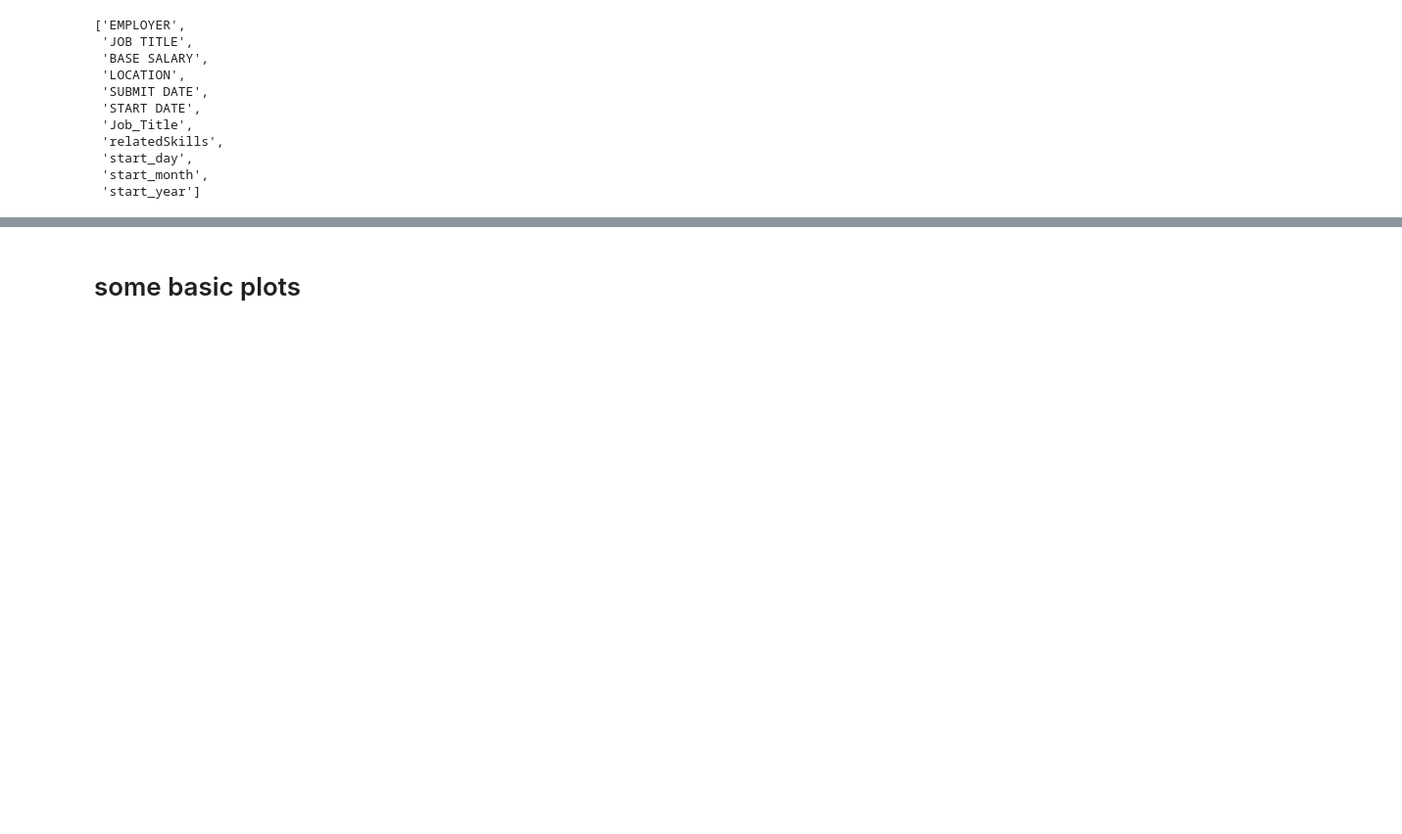
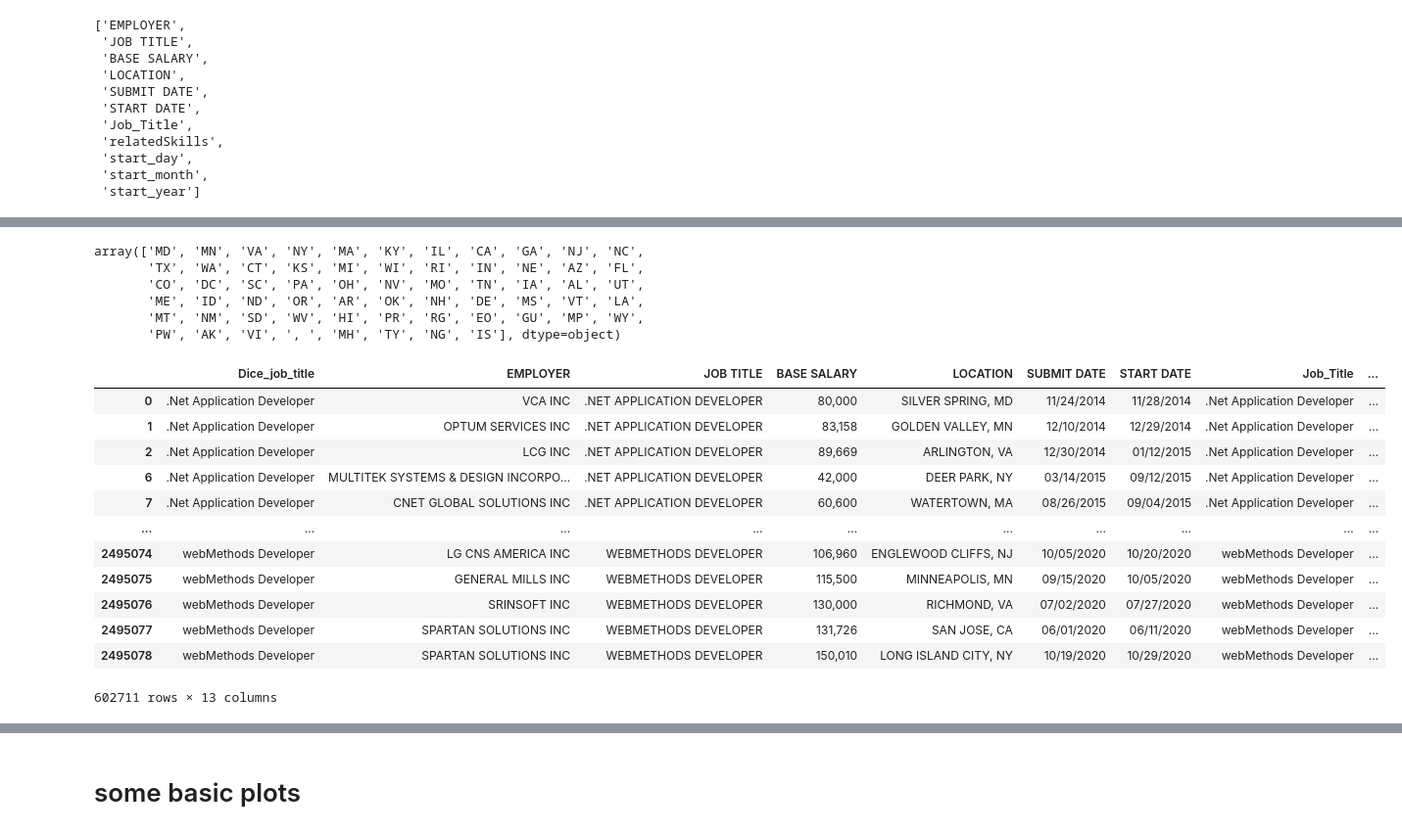
Before and after one commit to Tuguluke/CSCI5502, a Jupyter notebook: codes/src/notebooks/data_mining_cleaning.ipynb, the cells around one changed output, grey strips where cells are left out. Shown at 98% size. Cells and saved outputs as stored; diff of their text form; code cells hidden in the pictures; blank space fills up the shorter version.

```diff
--- a/codes/src/notebooks/data_mining_projects.ipynb
+++ b/codes/src/notebooks/data_mining_cleaning.ipynb
@@ -44,3 +49,5 @@ h1b_test[["start_day", "start_month", "start_year"]] = h1b_test["START DATE"].st
+# %%
+h1b_test['state'] = h1b_test["LOCATION"].str[-2:]
 # %%
 column_name  = h1b_test.columns.values.tolist()
 column_name.remove("Dice_job_title")
@@ -76,0 +70,32 @@ Name: Dice_job_title, Length: 603967, dtype: int64
+# %%
+states = [ 'AK', 'AL', 'AR', 'AZ', 'CA', 'CO', 'CT', 'DC', 'DE', 'FL', 'GA',
+           'HI', 'IA', 'ID', 'IL', 'IN', 'KS', 'KY', 'LA', 'MA', 'MD', 'ME',
+           'MI', 'MN', 'MO', 'MS', 'MT', 'NC', 'ND', 'NE', 'NH', 'NJ', 'NM',
+           'NV', 'NY', 'OH', 'OK', 'OR', 'PA', 'RI', 'SC', 'SD', 'TN', 'TX',
+           'UT', 'VA', 'VT', 'WA', 'WI', 'WV', 'WY']
+# %%
+h1b_test.state.unique()
+# %% [output]
+array(['MD', 'MN', 'VA', 'NY', 'MA', 'KY', 'IL', 'CA', 'GA', 'NJ', 'NC',
+       'TX', 'WA', 'CT', 'KS', 'MI', 'WI', 'RI', 'IN', 'NE', 'AZ', 'FL',
+       'CO', 'DC', 'SC', 'PA', 'OH', 'NV', 'MO', 'TN', 'IA', 'AL', 'UT',
+       'ME', 'ID', 'ND', 'OR', 'AR', 'OK', 'NH', 'DE', 'MS', 'VT', 'LA',
+       'MT', 'NM', 'SD', 'WV', 'HI', 'PR', 'RG', 'EO', 'GU', 'MP', 'WY',
+       'PW', 'AK', 'VI', ', ', 'MH', 'TY', 'NG', 'IS'], dtype=object)
+# %%
+h1b_clean = h1b_test[h1b_test['state'].isin(states)]
+h1b_clean
+# %% [output]
+|  | Dice_job_title | EMPLOYER | JOB TITLE | BASE SALARY | LOCATION | SUBMIT DATE | START DATE | Job_Title | ... |
+| 0 | .Net Application Developer | VCA INC | .NET APPLICATION DEVELOPER | 80,000 | SILVER SPRING, MD | 11/24/2014 | 11/28/2014 | .Net Application Developer | ... |
+| 1 | .Net Application Developer | OPTUM SERVICES INC | .NET APPLICATION DEVELOPER | 83,158 | GOLDEN VALLEY, MN | 12/10/2014 | 12/29/2014 | .Net Application Developer | ... |
+| 2 | .Net Application Developer | LCG INC | .NET APPLICATION DEVELOPER | 89,669 | ARLINGTON, VA | 12/30/2014 | 01/12/2015 | .Net Application Developer | ... |
+| 6 | .Net Application Developer | MULTITEK SYSTEMS & DESIGN INCORPO... | .NET APPLICATION DEVELOPER | 42,000 | DEER PARK, NY | 03/14/2015 | 09/12/2015 | .Net Application Developer | ... |
+| 7 | .Net Application Developer | CNET GLOBAL SOLUTIONS INC | .NET APPLICATION DEVELOPER | 60,600 | WATERTOWN, MA | 08/26/2015 | 09/04/2015 | .Net Application Developer | ... |
+| ... | ... | ... | ... | ... | ... | ... | ... | ... | ... |
+| 2495074 | webMethods Developer | LG CNS AMERICA INC | WEBMETHODS DEVELOPER | 106,960 | ENGLEWOOD CLIFFS, NJ | 10/05/2020 | 10/20/2020 | webMethods Developer | ... |
+| 2495075 | webMethods Developer | GENERAL MILLS INC | WEBMETHODS DEVELOPER | 115,500 | MINNEAPOLIS, MN | 09/15/2020 | 10/05/2020 | webMethods Developer | ... |
+| 2495076 | webMethods Developer | SRINSOFT INC | WEBMETHODS DEVELOPER | 130,000 | RICHMOND, VA | 07/02/2020 | 07/27/2020 | webMethods Developer | ... |
+| 2495077 | webMethods Developer | SPARTAN SOLUTIONS INC | WEBMETHODS DEVELOPER | 131,726 | SAN JOSE, CA | 06/01/2020 | 06/11/2020 | webMethods Developer | ... |
+| 2495078 | webMethods Developer | SPARTAN SOLUTIONS INC | WEBMETHODS DEVELOPER | 150,010 | LONG ISLAND CITY, NY | 10/19/2020 | 10/29/2020 | webMethods Developer | ... |
+602711 rows × 13 columns
```
Also changed, not shown: parts of 8 cells of this notebook, 3 other files.
